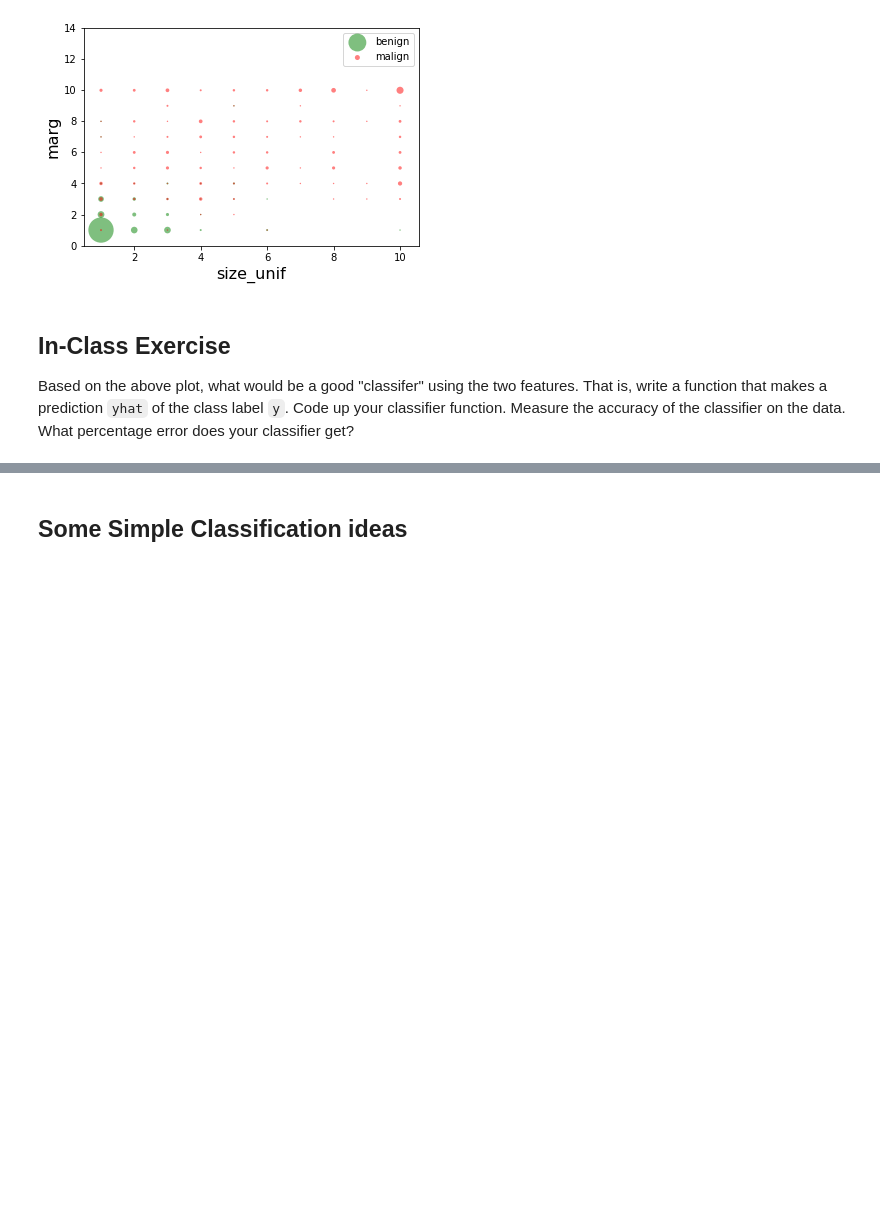
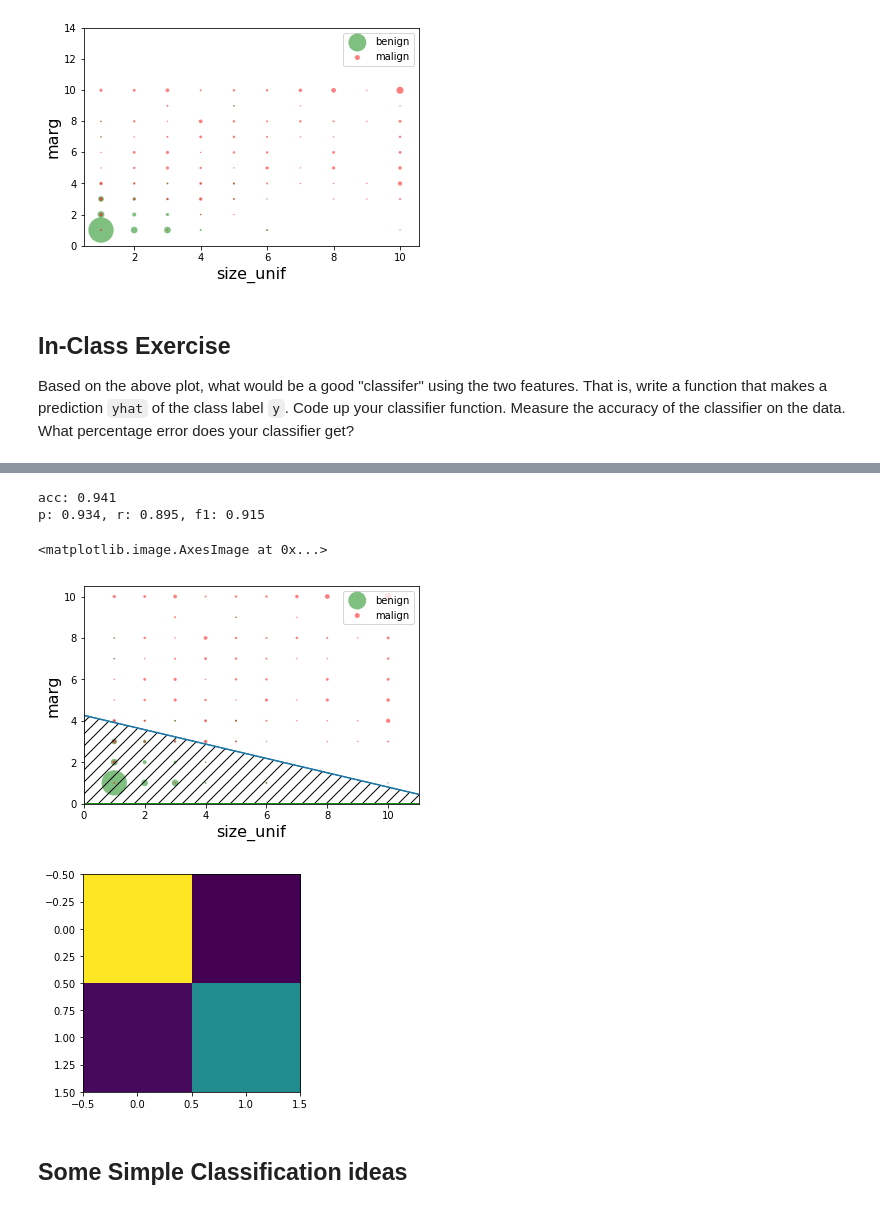
Before and after one commit to sdrangan/introml, a Jupyter notebook: logistic/breast_cancer.ipynb, the cells around one changed output, grey strips where cells are left out. Drawn from its saved outputs; the diff is of its cells as text; code cells hidden in the pictures; blank space fills up the shorter version.

```diff
--- a/logistic/breast_cancer.ipynb
+++ b/logistic/breast_cancer.ipynb
@@ -153,3 +154,68 @@ AttributeError: module 'matplotlib.pyplot' has no attribute 'set_xlim'
+# %%
+from sklearn.metrics import precision_recall_fscore_support
+from sklearn.metrics import confusion_matrix
+from matplotlib import patches
+
+reg = linear_model.LogisticRegression(C=1e5)
+reg.fit(X, y)
+
+
+# plot boundry
+plt = plot_cnt(X, y)
+
+def boundryX(x, reg):
+    b = reg.intercept_
+    m = reg.coef_[0][1]
+    k = reg.coef_[0][0]
+    return (-b - m*x)/k
+
+def boundryY(y, reg):
+    b = reg.intercept_
+    m = reg.coef_[0][1]
+    k = reg.coef_[0][0]
+    return -(y*k + b)/m
+
+liml, limr = np.min(X)-1, np.max(X)+1
+
+linex = np.array([liml, boundryY(0, reg)])
+# liney = boundryX(linex, reg)
+liney = np.array([boundryX(0, reg), 0])
+plt.plot(linex, liney)
+plt.xlim(liml, limr)
+plt.ylim(0, 10.5)
+
+
+# plot benign area
+
+ax = plt.gca()
+ax.add_patch(
+    patches.Polygon([ [0,0], [linex[0],liney[0]], [linex[1],liney[1]] ],
+        color='green',
+        fill=False, hatch = '//'
+    )
+)
+
+
+y_hat = reg.predict(X)
+
+acc = np.mean(y_hat == y)
+
+print("acc: {:.3f}".format(acc))
+print("p: {0[0]:.3f}, r: {0[1]:.3f}, f1: {0[2]:.3f}"
+      .format(precision_recall_fscore_support(y, y_hat, average='binary')))
+
+
+cm = confusion_matrix(y, y_hat)
+
+plt.figure()
+
+plt.imshow(cm)
+# %% [output]
+acc: 0.941
+p: 0.934, r: 0.895, f1: 0.915
+<matplotlib.image.AxesImage at 0x...>
+[figure, added]
+[figure, added]
 # %% [markdown]
 ## Some Simple Classification ideas
 # %% [markdown]
```
Also changed, not shown: parts of 1 cell of this notebook, 2 other files.
